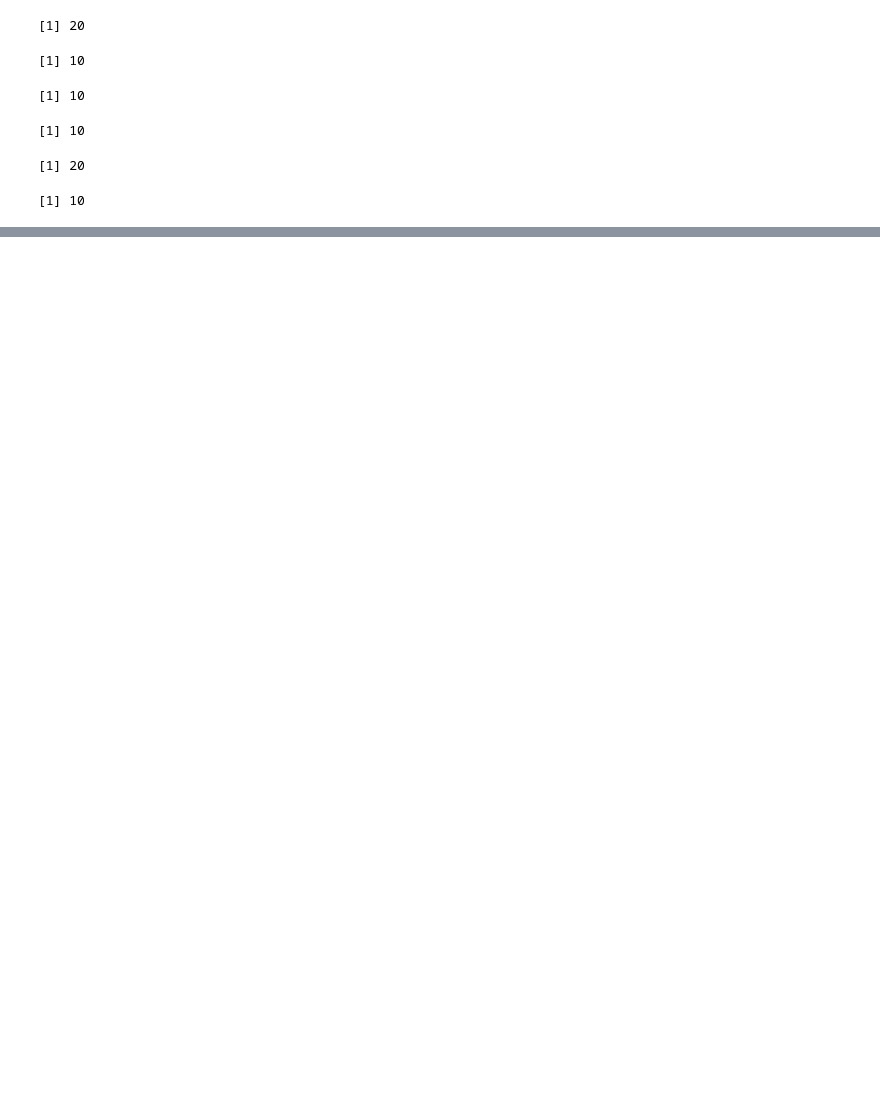
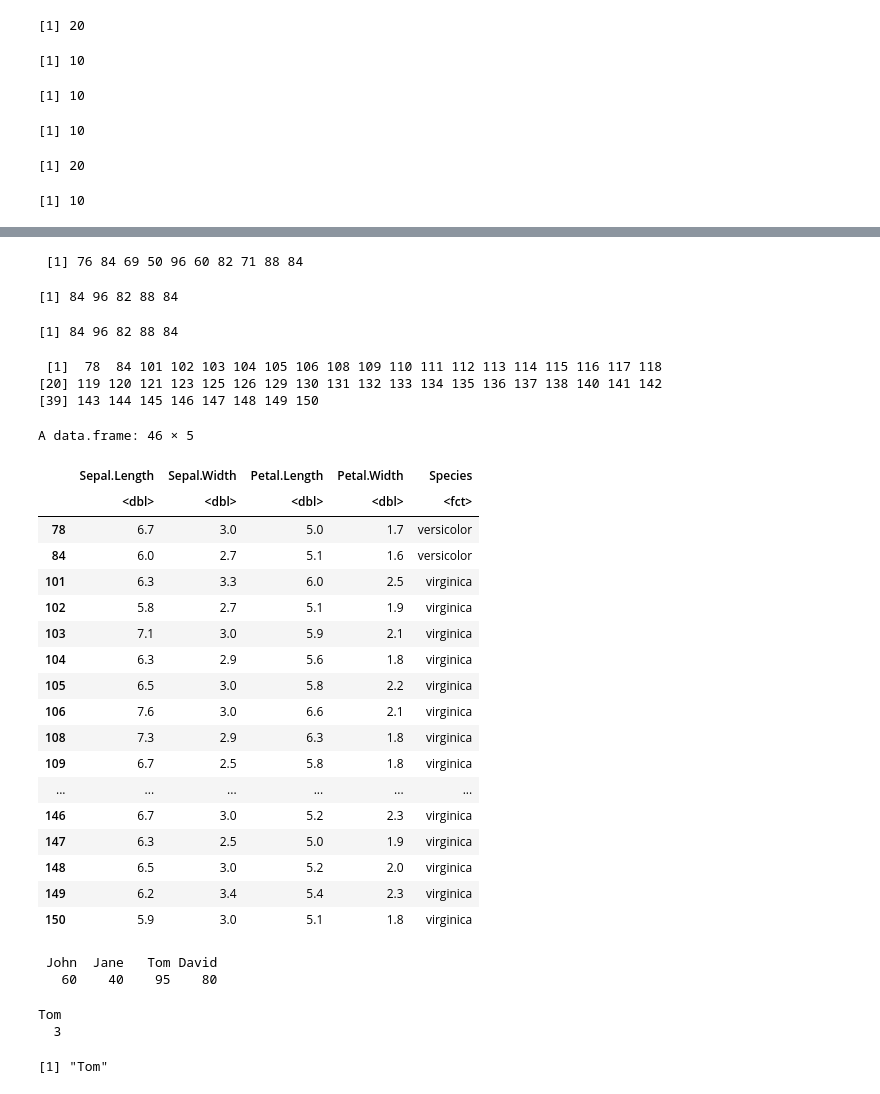
Before and after one commit to layla-focalors/R_kernal, a Jupyter notebook: Seniya.ipynb, the cells around one changed output, grey strips where cells are left out. Drawn from its saved outputs; the diff is of its cells as text; code cells hidden in the pictures; blank space fills up the shorter version.

```diff
--- a/Seniya.ipynb
+++ b/Seniya.ipynb
@@ -775,0 +975,60 @@ c
+# %%
+score <- c(76, 84, 69, 50, 96, 60, 82, 71, 88, 84)
+score
+# %% [output]
+ [1] 76 84 69 50 96 60 82 71 88 84
+# %%
+score[score >= 80]
+# %% [output]
+[1] 84 96 82 88 84
+# %%
+subset(score, score >= 80)
+# %% [output]
+[1] 84 96 82 88 84
+# %%
+idx <- which(iris$Petal.Length >= 5.0)
+idx
+# %% [output]
+ [1]  78  84 101 102 103 104 105 106 108 109 110 111 112 113 114 115 116 117 118
+[20] 119 120 121 123 125 126 129 130 131 132 133 134 135 136 137 138 140 141 142
+[39] 143 144 145 146 147 148 149 150
+# %%
+iris.big = iris[idx, ]
+# %%
+iris.big
+# %% [output]
+A data.frame: 46 × 5
+|  | Sepal.Length | Sepal.Width | Petal.Length | Petal.Width | Species |
+|  | <dbl> | <dbl> | <dbl> | <dbl> | <fct> |
+| 78 | 6.7 | 3.0 | 5.0 | 1.7 | versicolor |
+| 84 | 6.0 | 2.7 | 5.1 | 1.6 | versicolor |
+| 101 | 6.3 | 3.3 | 6.0 | 2.5 | virginica |
+| 102 | 5.8 | 2.7 | 5.1 | 1.9 | virginica |
+| 103 | 7.1 | 3.0 | 5.9 | 2.1 | virginica |
+| 104 | 6.3 | 2.9 | 5.6 | 1.8 | virginica |
+| 105 | 6.5 | 3.0 | 5.8 | 2.2 | virginica |
+| 106 | 7.6 | 3.0 | 6.6 | 2.1 | virginica |
+| 108 | 7.3 | 2.9 | 6.3 | 1.8 | virginica |
+| 109 | 6.7 | 2.5 | 5.8 | 1.8 | virginica |
+| ... | ... | ... | ... | ... | ... |
+| 146 | 6.7 | 3.0 | 5.2 | 2.3 | virginica |
+| 147 | 6.3 | 2.5 | 5.0 | 1.9 | virginica |
+| 148 | 6.5 | 3.0 | 5.2 | 2.0 | virginica |
+| 149 | 6.2 | 3.4 | 5.4 | 2.3 | virginica |
+| 150 | 5.9 | 3.0 | 5.1 | 1.8 | virginica |
+# %%
+score <- c(60, 40, 95, 80)
+names(score) <- c("John", "Jane", "Tom", "David")
+score
+# %% [output]
+ John  Jane   Tom David
+   60    40    95    80
+# %%
+which(score == max(score))
+# %% [output]
+Tom
+  3
+# %%
+names(score)[which(score == max(score))]
+# %% [output]
+[1] "Tom"
```
Also changed, not shown: parts of 65 cells of this notebook.
